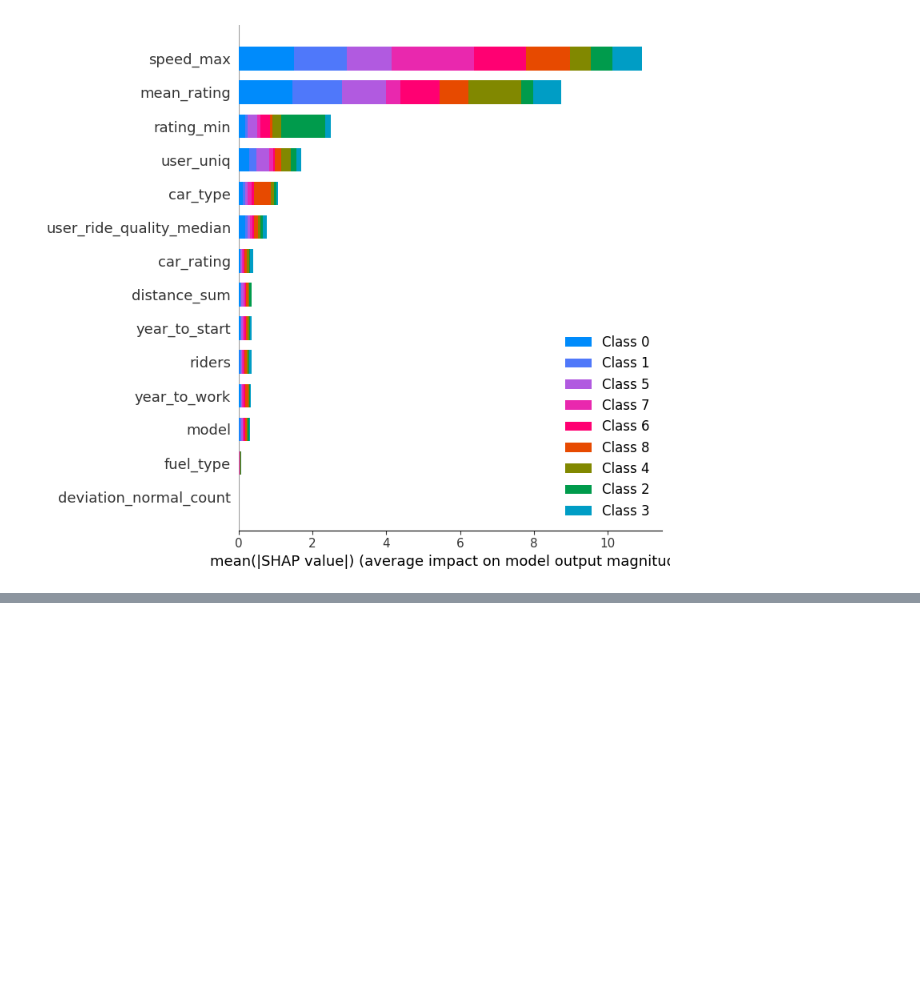
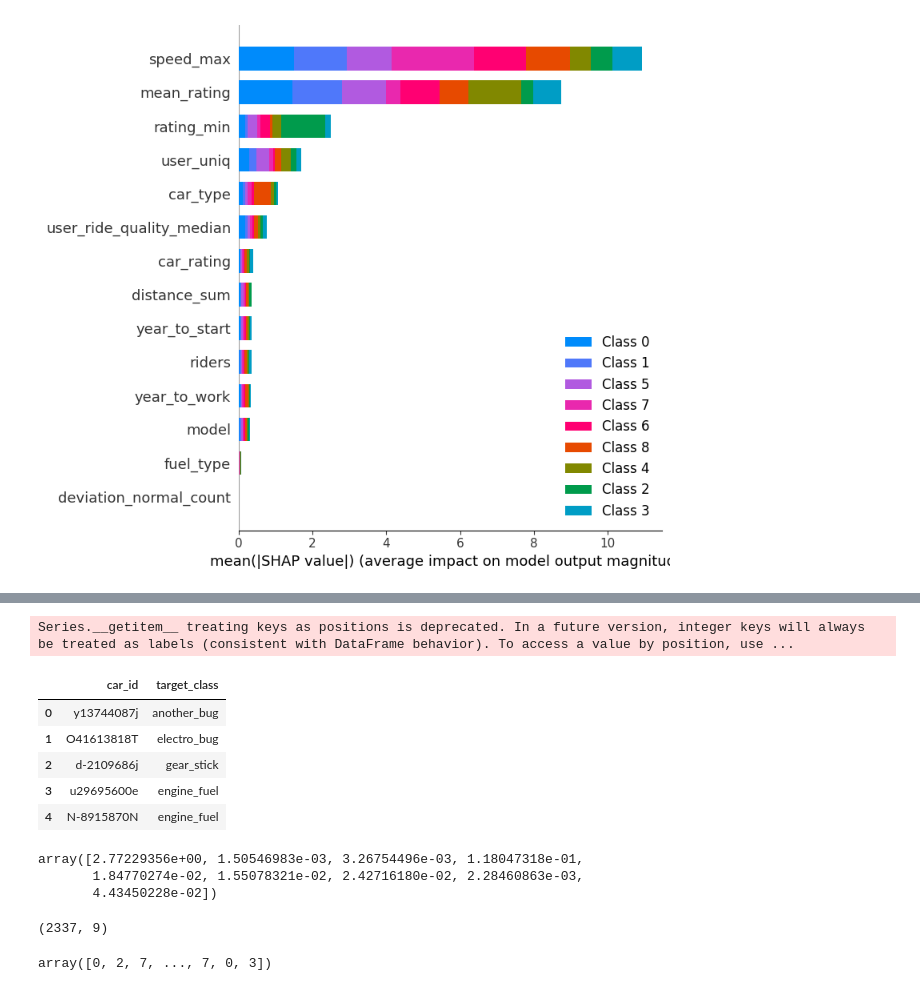
Before and after one commit to aziart/comp-ds, a Jupyter notebook: notebooks/04.1.02 - CatBoost.ipynb, the cells around one changed output, grey strips where cells are left out. Cells and saved outputs as stored; diff of their text form; code cells hidden in the pictures; blank space fills up the shorter version.

```diff
--- a/notebooks/04.1.02 - CatBoost.ipynb
+++ b/notebooks/04.1.02 - CatBoost.ipynb
@@ -552,0 +563,5 @@ dir(clf)
+# %%
+path = paths.quickstart_train
+# %%
+sub = pd.read_csv(path)
+sub.head(10)
@@ -552,0 +603,3 @@ dir(clf)
+# %%
+for n, clf in enumerate(clfs):
+    print(n, clf)
@@ -552,0 +639,35 @@ dir(clf)
+# %%
+# create empty array for final prediction size*n_class
+y_pred = np.zeros((sub.shape[0], df[targets].nunique()[0]))
+
+# go through each fold and get the prediction
+for n, clf in enumerate(clfs):
+    y_pred += clf.predict_proba(sub[filtered_features])
+
+f = lambda x: clf.classes_[x]
+sub["target_class"] = list(map(f, y_pred.argmax(axis=1)))
+
+sub[["car_id", "target_class"]].to_csv("../subs/catboost_kfold.csv", index=False)
+sub[["car_id", "target_class"]].head()
+# %% [output]
+Series.__getitem__ treating keys as positions is deprecated. In a future version, integer keys will always be treated as labels (consistent with DataFrame behavior). To access a value by position, use ...
+|  | car_id | target_class |
+| 0 | y13744087j | another_bug |
+| 1 | O41613818T | electro_bug |
+| 2 | d-2109686j | gear_stick |
+| 3 | u29695600e | engine_fuel |
+| 4 | N-8915870N | engine_fuel |
+# %%
+y_pred[0]
+# %% [output]
+array([2.77229356e+00, 1.50546983e-03, 3.26754496e-03, 1.18047318e-01,
+       1.84770274e-02, 1.55078321e-02, 2.42716180e-02, 2.28460863e-03,
+       4.43450228e-02])
+# %%
+y_pred.shape
+# %% [output]
+(2337, 9)
+# %%
+y_pred.argmax(axis=1)
+# %% [output]
+array([0, 2, 7, ..., 7, 0, 3])
```
Also changed, not shown: parts of 14 cells of this notebook, 5 other files.
